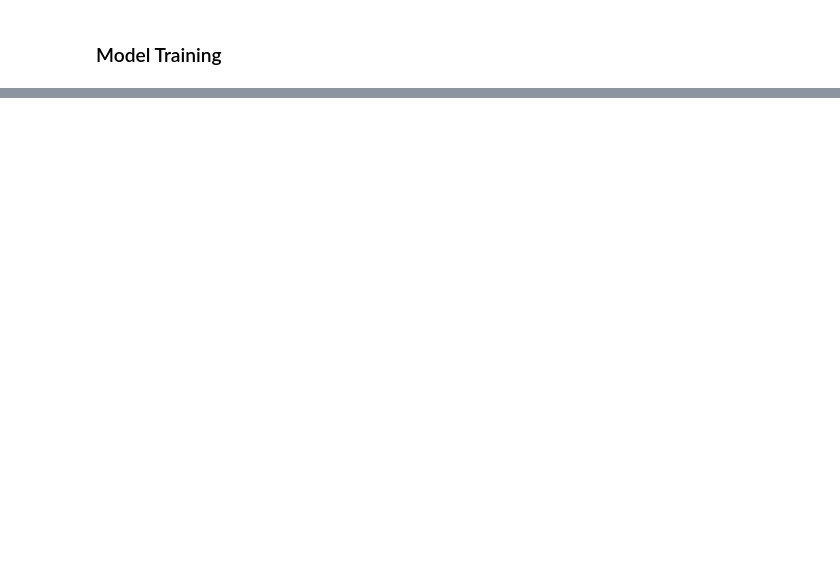
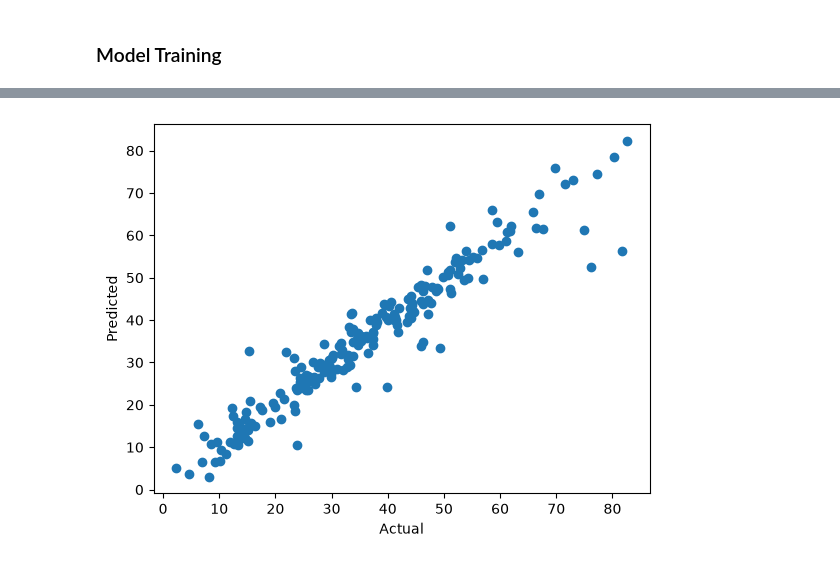
Before and after one commit to Nisalshanaka/Concrete-Strength, a Jupyter notebook: notebook/model_training.ipynb, the cells around one changed output, grey strips where cells are left out. Saved outputs shown, nothing was run; the diff lists cells and outputs as text; code cells hidden in the pictures; blank space fills up the shorter version.

Commit message:
Add model training pipeline

```diff
--- a/notebook/model_training.ipynb
+++ b/notebook/model_training.ipynb
@@ -207,4 +215,4 @@ y=df['Strength']
 # %% [markdown]
 ### Model Training
 # %%
-X_train,y_train,X_test,y_test=train_test_split(x,y,test_size=0.2,random_state=42)
+X_train, X_test, y_train, y_test = train_test_split(x,y,test_size=0.2,random_state=42)
@@ -211,11 +230,11 @@ X_train,y_train,X_test,y_test=train_test_split(x,y,test_size=0.2,random_state=42
 # %%
-def evealuate_model(true,predicted):
+def evaluate_model(true,predicted):
 
     mae=mean_absolute_error(true,predicted)
     mse=mean_squared_error(true,predicted)
     rmse=np.sqrt(mse)
     r2=r2_score(true,predicted)
-    return mae,mse,rmse,r2
+    return mae,rmse,r2
 # %%
 models = {
     "Linear Regression": LinearRegression(),
@@ -224,9 +243,9 @@ models = {
     "K-Neighbors Regressor": KNeighborsRegressor(),
     "Decision Tree": DecisionTreeRegressor(),
     "Random Forest Regressor": RandomForestRegressor(),
-
-
-
+    "XGBRegressor": XGBRegressor(),
+    "CatBoosting Regressor": CatBoostRegressor(verbose=False),
+    "AdaBoost Regressor": AdaBoostRegressor()
 }
 model_list = []
 r2_list =[]
@@ -267,0 +395,12 @@ ValueError: Found input variables with inconsistent numbers of samples: [804, 20
+# %%
+XGB = XGBRegressor(fit_intercept=True, subsample=0.9, reg_lambda=10, reg_alpha=0, n_estimators=700, min_child_weight=7, max_depth=5, learning_rate=0.1, gamma=0, colsample_bytree=0.7,random_state=42)
+XGB = XGB.fit(X_train, y_train)
+y_pred = XGB.predict(X_test)
+score = r2_score(y_test, y_pred)*100
+print(" Accuracy of the model is %.2f" %score)
+mae=mean_absolute_error(y_test, y_pred)
+mse=mean_squared_error(y_test, y_pred)
+rmse=np.sqrt(mse)
+print("Accuracy of the model is %.2f" %score)
+print(f"MAE: {mae:.4f}")
+print(f"RMSE: {rmse:.4f}")
@@ -267,0 +415,6 @@ ValueError: Found input variables with inconsistent numbers of samples: [804, 20
+# %%
+plt.scatter(y_test,y_pred);
+plt.xlabel('Actual');
+plt.ylabel('Predicted');
+# %% [output]
+[figure, added]
```
Also changed, not shown: parts of 14 cells of this notebook, 7 other files.
